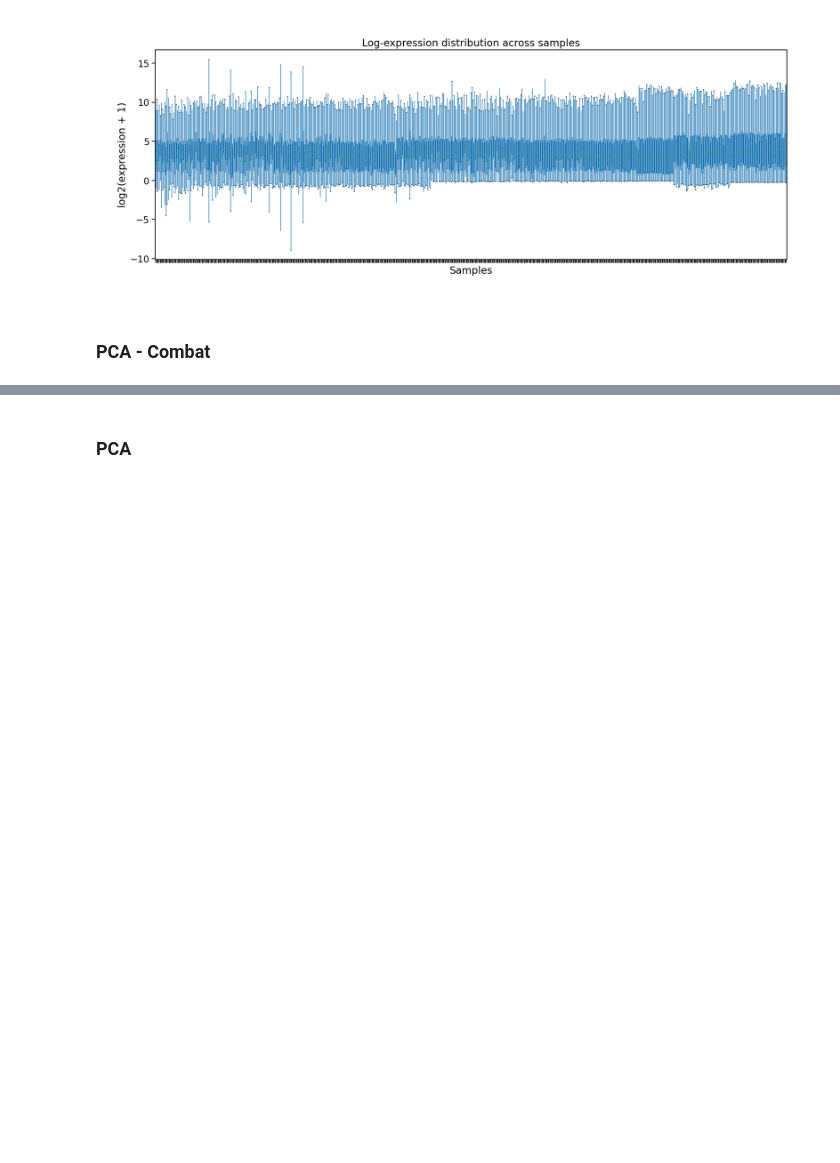
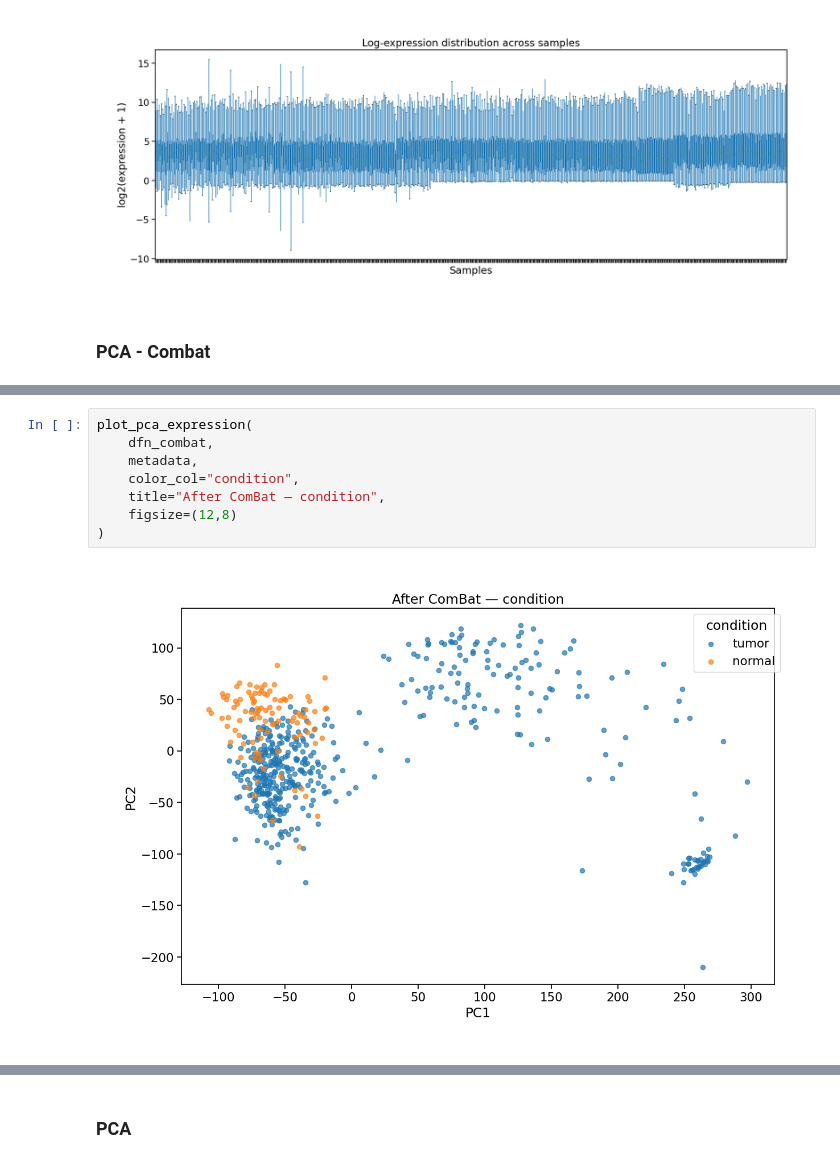
Before and after one commit to flalix/perturb_agent, a Jupyter notebook: notebooks/mtp_TCGA_53_PSI_all_PAADs_Clusters.ipynb, the cells around one changed output, grey strips where cells are left out. Saved outputs shown, nothing was run; the diff lists cells and outputs as text; blank space fills up the shorter version.

```diff
--- a/notebooks/mtp_TCGA_53_PSI_all_PAADs_Clusters.ipynb
+++ b/notebooks/mtp_TCGA_53_PSI_all_PAADs_Clusters.ipynb
@@ -661,0 +669,10 @@ plot_pca_expression(
+# %%
+plot_pca_expression(
+    dfn_combat,
+    metadata,
+    color_col="condition",
+    title="After ComBat — condition",
+    figsize=(12,8)
+)
+# %% [output]
+[figure, added]
```
Also changed, not shown: parts of 29 cells of this notebook, 2 other files.
